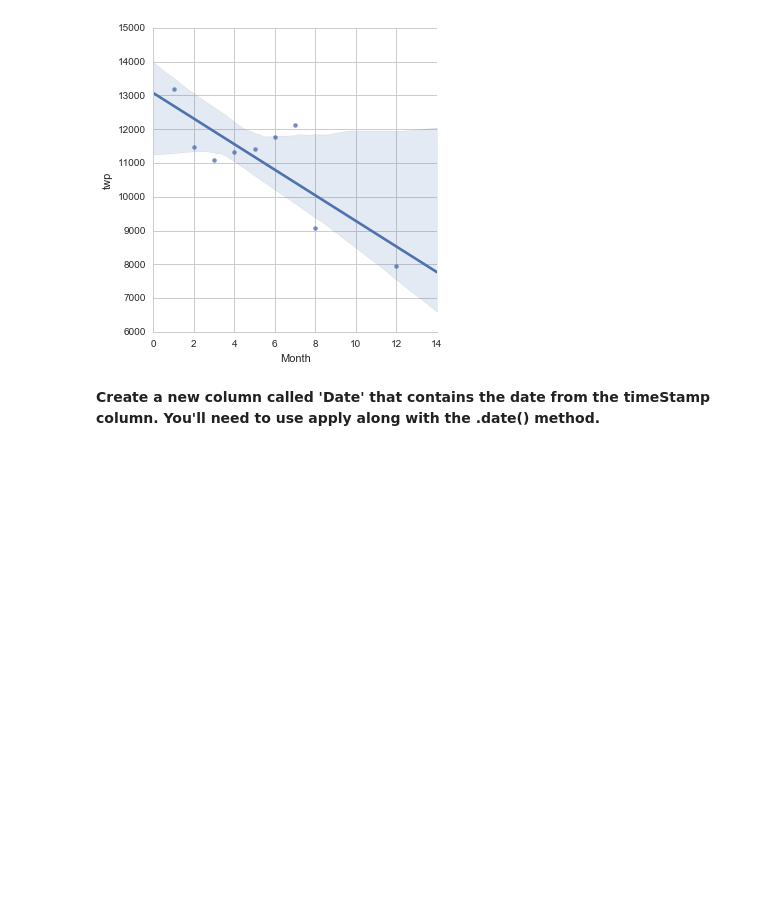
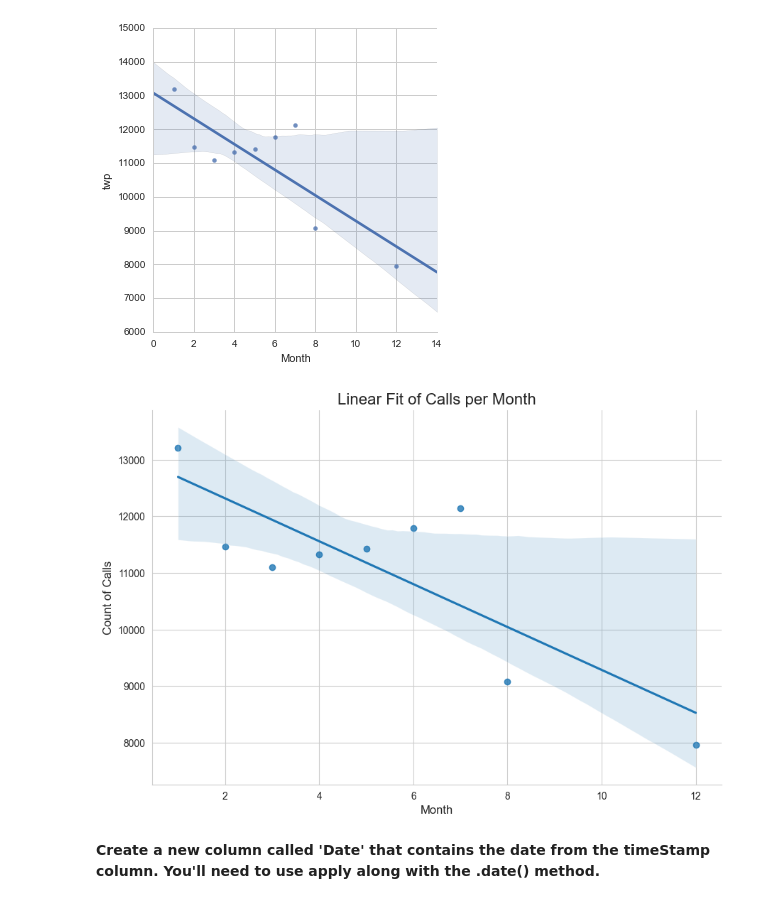
Before and after one commit to Humble-White/GenAI-Assignments, a Jupyter notebook: data_analysis_project.ipynb, the cells around one changed output. Cells and saved outputs as stored; diff of their text form; code cells hidden in the pictures; blank space fills up the shorter version.

```diff
--- a/data_analysis_project.ipynb
+++ b/data_analysis_project.ipynb
@@ -294,5 +324,21 @@ if df['timeStamp'].dtype == 'object':
 # %% [output]
 <seaborn.axisgrid.FacetGrid at 0x...>
 [figure]
+# %%
+# Reset the index to make 'Month' a column
+byMonth = byMonth.reset_index()
+
+# Use seaborn's lmplot to create a linear fit
+sns.lmplot(data=byMonth, x='Month', y='timeStamp', height=6, aspect=1.5)
+
+# Add titles and labels
+plt.title('Linear Fit of Calls per Month', fontsize=16)
+plt.xlabel('Month', fontsize=12)
+plt.ylabel('Count of Calls', fontsize=12)
+
+# Show the plot
+plt.show()
+# %% [output]
+[figure, added]
 # %% [markdown]
 **Create a new column called 'Date' that contains the date from the timeStamp column. You'll need to use apply along with the .date() method.**
```
Also changed, not shown: parts of 22 cells of this notebook.
